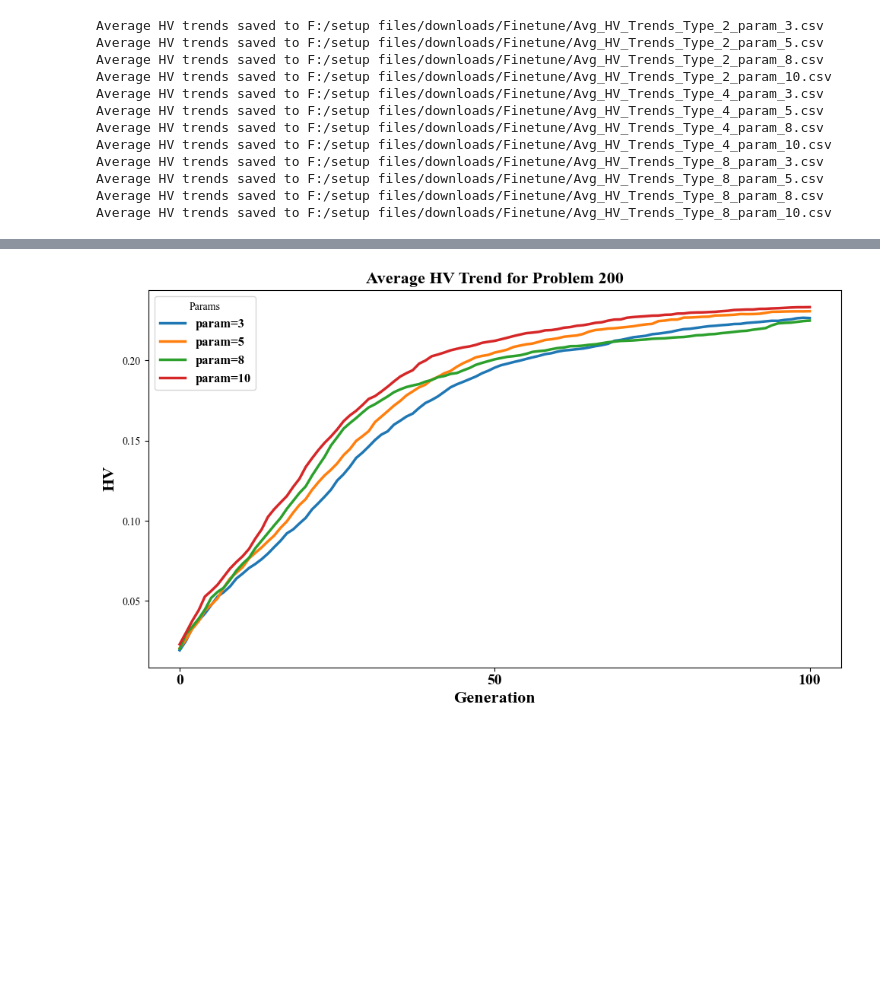
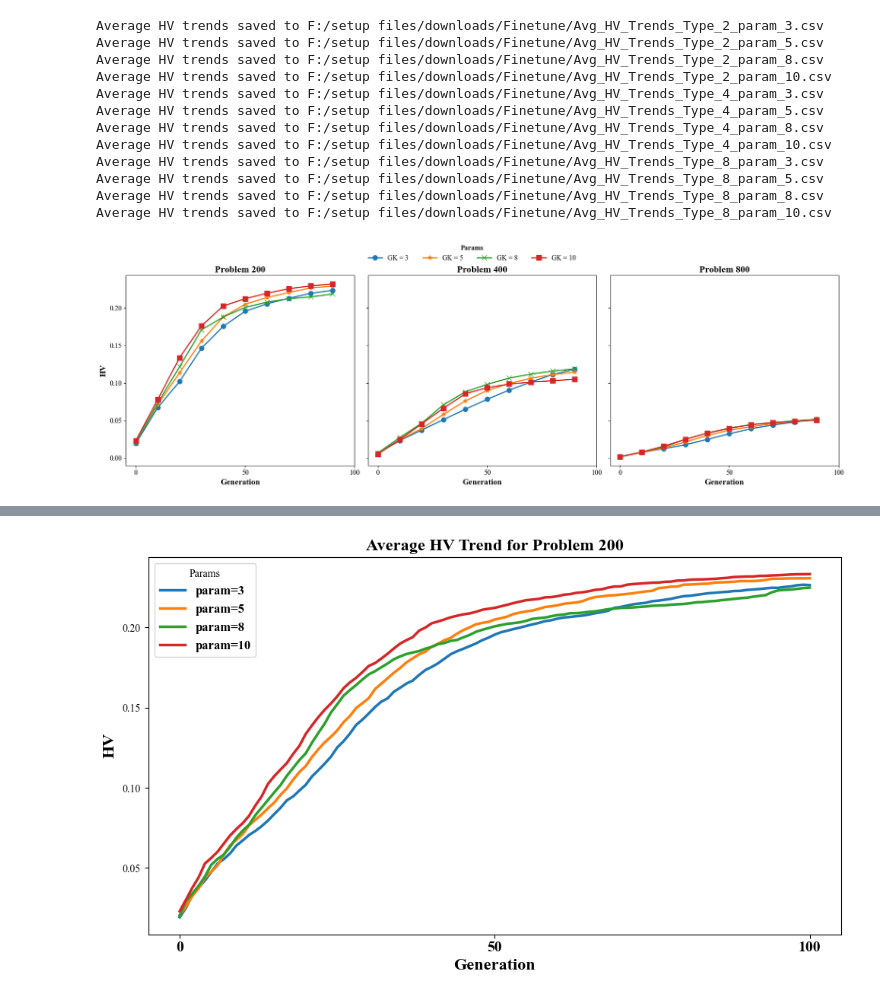
Before and after one commit to hwnginsoict/DPDPTW2F, a Jupyter notebook: draw/finetune.ipynb, the cells around one changed output, grey strips where cells are left out. Saved outputs shown, nothing was run; the diff lists cells and outputs as text; code cells hidden in the pictures; blank space fills up the shorter version.

```diff
--- a/draw/finetune.ipynb
+++ b/draw/finetune.ipynb
@@ -183,6 +183,78 @@ Average HV trends saved to F:/setup files/downloads/Finetune/Avg_HV_Trends_Type_
 Average HV trends saved to F:/setup files/downloads/Finetune/Avg_HV_Trends_Type_8_param_5.csv
 Average HV trends saved to F:/setup files/downloads/Finetune/Avg_HV_Trends_Type_8_param_8.csv
 Average HV trends saved to F:/setup files/downloads/Finetune/Avg_HV_Trends_Type_8_param_10.csv
+# %%
+import os
+import pandas as pd
+import matplotlib.pyplot as plt
+
+# Set the global font to Times New Roman
+plt.rcParams["font.family"] = "Times New Roman"
+
+# Define base path where CSV files are located
+base_path = "F:/setup files/downloads/Finetune/"
+
+# Settings
+problem_types = [200, 400, 800]
+params_list = [3, 5, 8, 10]
+markers = ['o', '*', 'x', 's']  # One marker per param
+
+# Dots to plot
+dot_generations = list(range(0, 100, 10))
+
+# Create figure and subplots
+fig, axes = plt.subplots(1, 3, figsize=(18, 6), sharey=True)
+
+# Keep track of plotted lines for shared legend
+lines = []
+labels = []
+
+for idx, problem_type in enumerate(problem_types):
+    ax = axes[idx]
+
+    for param, marker in zip(params_list, markers):
+        csv_filename = os.path.join(base_path, f"Avg_HV_Trends_Type_{problem_type // 100}_param_{param}.csv")
+
+        if not os.path.exists(csv_filename):
+            print(f"File not found: {csv_filename}")
+            continue
+
+        df_avg_hv = pd.read_csv(csv_filename, index_col='Generation')
+
+        gen_to_plot = [g for g in dot_generations if g in df_avg_hv.index]
+        if not gen_to_plot:
+            continue
+
+        hv_values = df_avg_hv.loc[gen_to_plot, 'Proposed'].values
+        line, = ax.plot(gen_to_plot, hv_values, marker=marker, linestyle='-', markersize=8,
+                        label=f'GK = {param}', linewidth=2)
+
+        if idx == 0:  # Only collect labels once
+            lines.append(line)
+            labels.append(f'GK = {param}')
+
+    # Aesthetics per subplot
+    ax.set_title(f'Problem {problem_type}', fontsize=16, fontweight='bold')
+    ax.set_xlabel('Generation', fontsize=14, fontweight='bold')
+    ax.set_xticks([0, 50, 100])
+    ax.tick_params(axis='both', which='major', labelsize=12)
+    ax.grid(False)
+
+axes[0].set_ylabel('HV', fontsize=14, fontweight='bold')
+
+# Shared legend
+fig.legend(lines, labels, loc='upper center', ncol=4, fontsize=12, frameon=False, title='Params',
+           title_fontproperties={'weight': 'bold', 'size': 12})
+
+# Layout adjustments
+plt.tight_layout(rect=[0, 0, 1, 0.92])  # leave space at top for legend
+
+# Save and show
+pdf_filename = os.path.join(base_path, "FinetuneGK_Combined.pdf")
+# plt.savefig(pdf_filename, format='pdf')
+plt.show()
+# %% [output]
+[figure, added]
 # %%
 import os
 import pandas as pd
```
Also changed, not shown: parts of 1 cell of this notebook, 2 other files.
